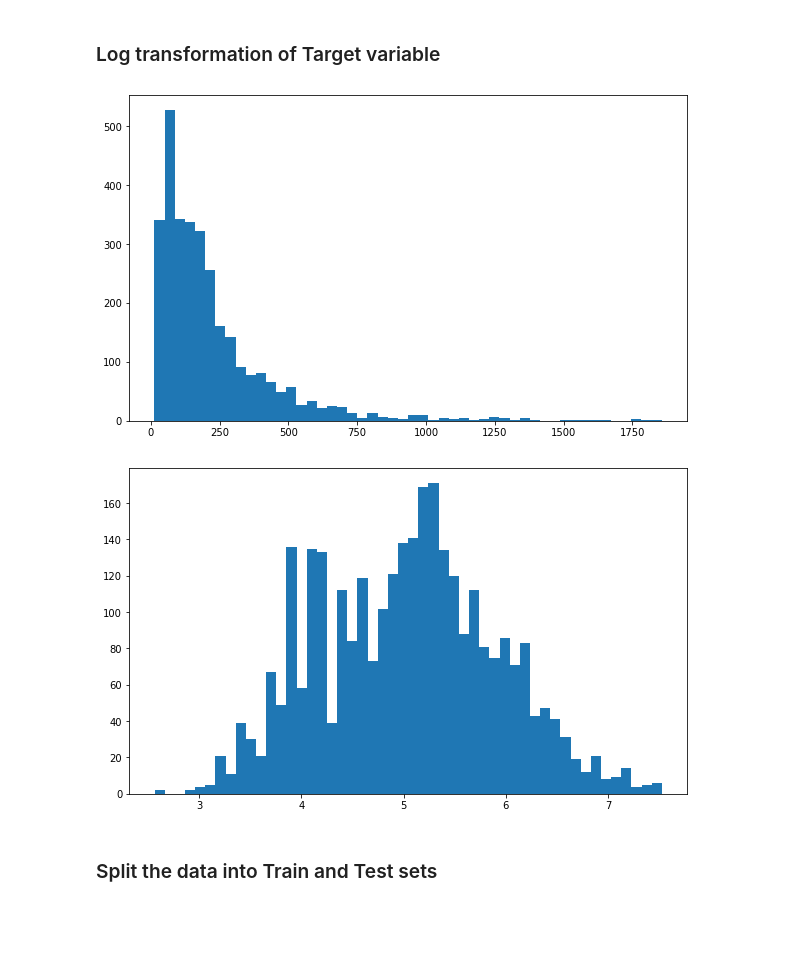
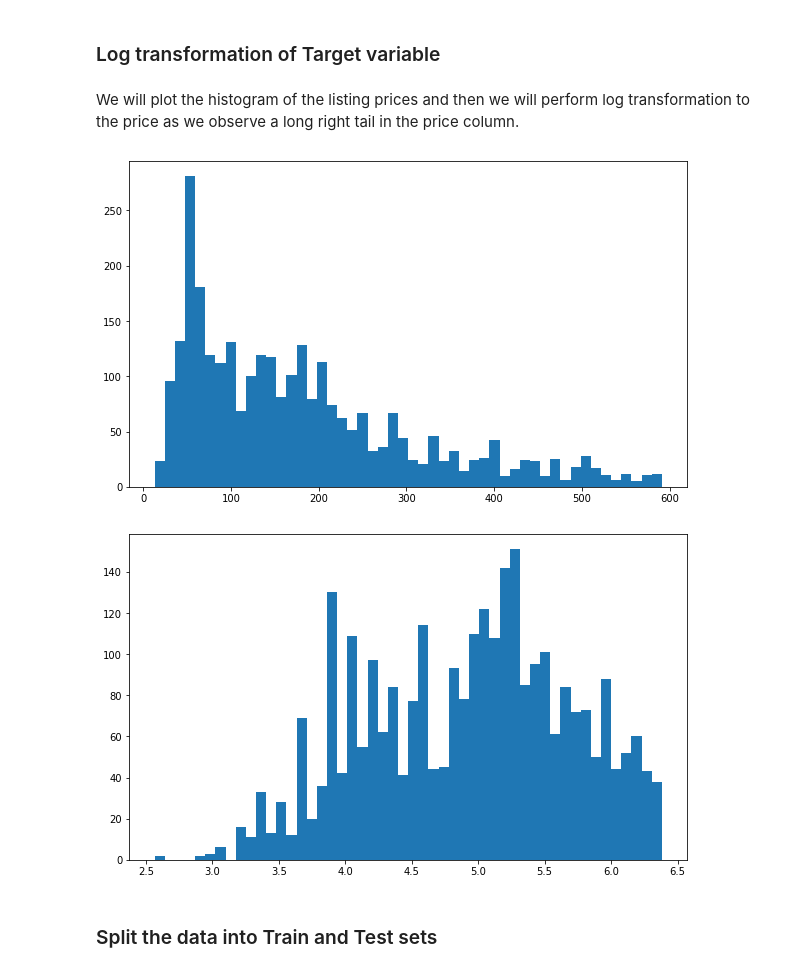
Before and after one commit to edmundho7/AirbnbSG_Prediction, a Jupyter notebook: AirBNB_User_Modelling.ipynb, the cells around one changed output. Cells and saved outputs as stored; diff of their text form; code cells hidden in the pictures; blank space fills up the shorter version.

```diff
--- a/AirBNB_User_Modelling.ipynb
+++ b/AirBNB_User_Modelling.ipynb
@@ -36,5 +53,5 @@ pd.pandas.set_option('display.max_columns', None)
 # %%
-listings = pd.read_csv('./data/user_listings_final.csv')
+listings = pd.read_csv('./data/listings_user_final.csv')
 # %%
 listings.head()
 # %% [output]
@@ -89,13 +96,15 @@ categorical_features = ['property_type', 'room_type', 'bathroom_type','nearestMR
 listings = pd.get_dummies(listings, columns=categorical_features)
 # %% [markdown]
 ### Log transformation of Target variable
+# %% [markdown]
+We will plot the histogram of the listing prices and then we will perform log transformation to the price as we observe a long right tail in the price column.
 # %%
 # Plot histogram of target variable
 plt.figure(figsize=(10,6))
-plt.hist(listings['price'], bins=50)
+plt.hist(listings['price'], bins=50, edgecolor='black')
 plt.show()
 # %% [output]
-[figure, old version]
+[figure, new version]
 # %%
 # # Log the price variable
 listings['price'] = np.log(listings['price'])
@@ -105,7 +114,7 @@ plt.figure(figsize=(10,6))
 plt.hist(listings['price'], bins=50)
 plt.show()
 # %% [output]
-[figure, old version]
+[figure, new version]
 # %% [markdown]
 ### Split the data into Train and Test sets
 # %%
```
Also changed, not shown: parts of 70 cells of this notebook, 17 other files.
